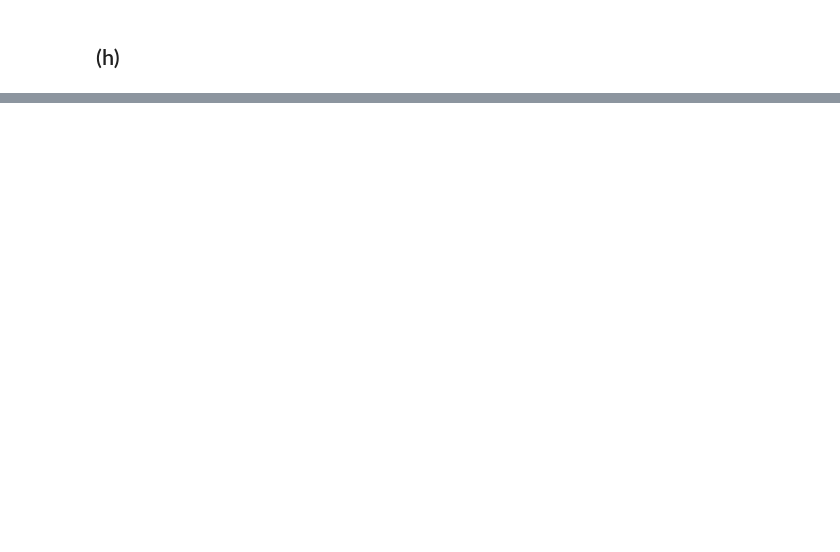
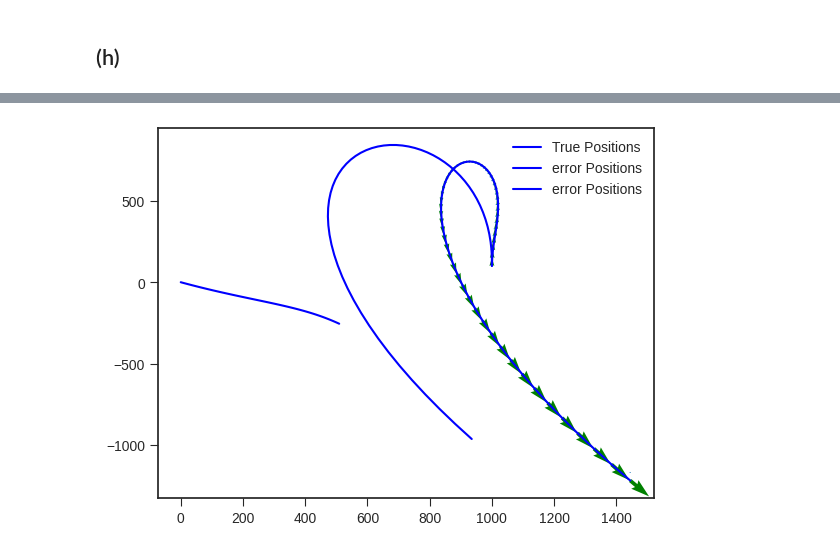
Before and after one commit to pareshrchaudhary/colab, a Jupyter notebook: homework/hw_04.ipynb, the cells around one changed output, grey strips where cells are left out. Saved outputs shown, nothing was run; the diff lists cells and outputs as text; code cells hidden in the pictures; blank space fills up the shorter version.

```diff
--- a/homework/hw_04.ipynb
+++ b/homework/hw_04.ipynb
@@ -360,0 +655,40 @@ def plot_95_ellipse(mean, covariance):
+# %%
+import random
+# Create a figure and axes for the plot
+fig, ax = plt.subplots()
+
+for i in range(1):
+    mean_values = Xhat[:, :2] # Extracting the last two elements of each row of Xhat
+    covariance_values = P[:, :2,:2] # Extracting the top-right 2x2 submatrix of each 2D covariance matrix in P
+    mean_vel = Xhat[:, 2:]
+    covariance_vel = P[:, 2:, 2:]  # Extracting the bottom-right 2x2 submatrix of each 2D covariance matrix in P
+
+    error = Xhat[:,:] - X1[:,:]
+    # Scatter plot the estimated trajectory
+    #plt.scatter(Y1[:, 0], Y1[:, 1], label='Velocity Measurements', color='r', s=10)
+    plt.plot(X1[:, 0], X1[:, 1], label='True Positions', color='b')
+    plt.plot(error[:, 0], error[:, 1], label='error Positions', color='b')
+    plt.plot(Xhat[:, 0], Xhat[:, 1], label='error Positions', color='b')
+
+    plt.quiver(Xhat[:,0], Xhat[:,1], Xhat[:,2], Xhat[:,3], angles='xy', scale_units='xy', scale=1, color='g')
+
+    # Plot velocity vectors and error ellipses
+    for i in range(len(mean_values)):
+        mean_pos = mean_values[i-1, :]  # Previous position as the starting point of the velocity vector
+        mean_vel_1 = mean_vel[i, :]  # Current velocity estimate as the vector
+        covariance_vel_1 = covariance_vel[i, :, :]  # Covariance matrix of the velocity estimate
+
+        # Create error ellipse patch for velocity
+        ellipse_patch = create_95_ellipse_patch(mean_pos + mean_vel_1*dt, covariance_vel_1)
+        #Add the ellipse patch to the plot
+        ax.add_patch(ellipse_patch)
+
+    plt.legend(fontsize=2)
+    # Set aspect ratio and limits of the plot
+    ax.set_aspect('auto', 'box')
+
+    # Show legend and plot
+    plt.legend()
+    plt.show()
+# %% [output]
+[figure, added]
```
Also changed, not shown: parts of 12 cells of this notebook.
